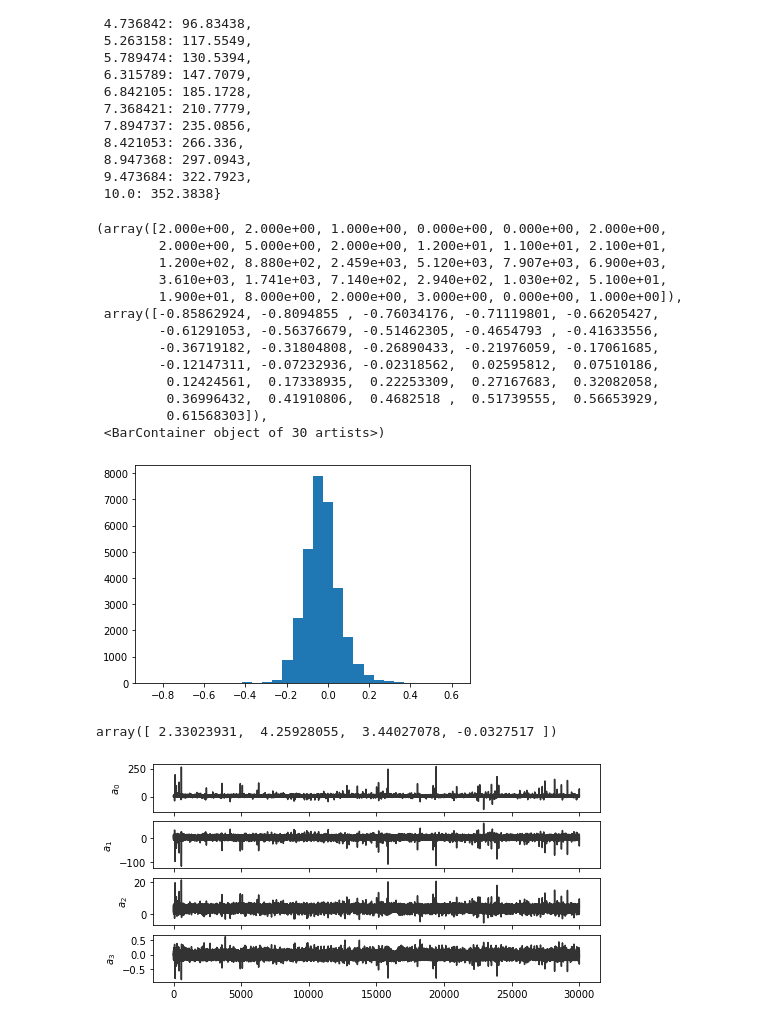
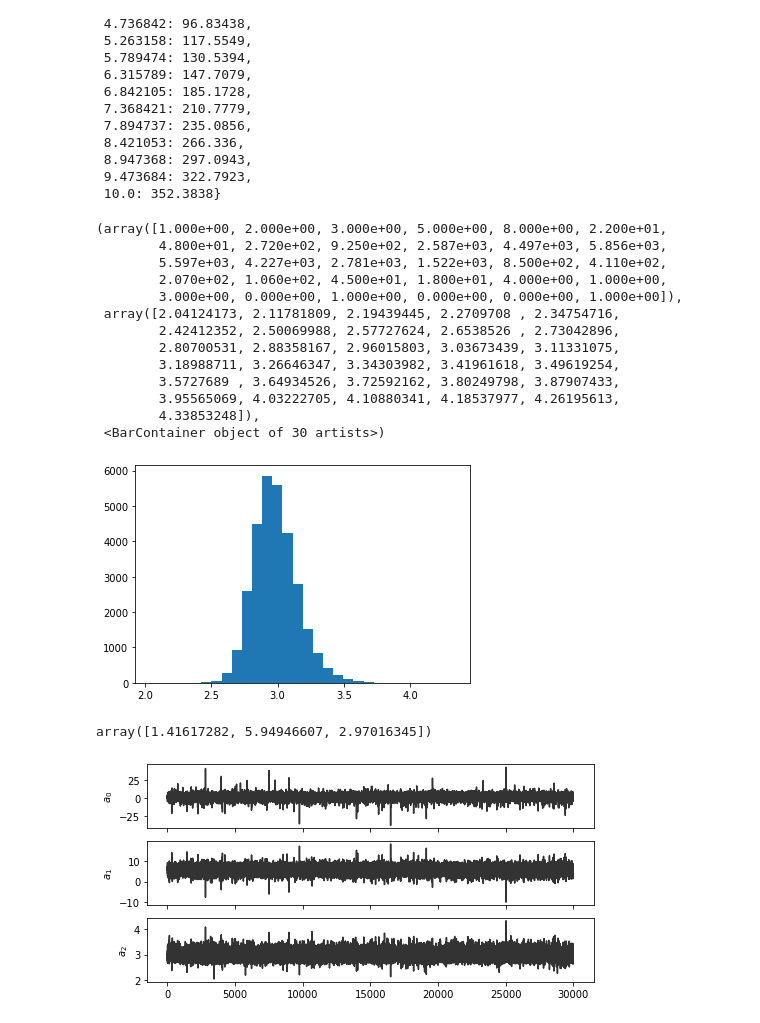
Before and after one commit to DanielBarrreto/Codigos_utiles, a Jupyter notebook: Week11/MinimosBootstrapping.ipynb, the cells around one changed output. Drawn from its saved outputs; the diff is of its cells as text; code cells hidden in the pictures.

```diff
--- a/Week11/MinimosBootstrapping.ipynb
+++ b/Week11/MinimosBootstrapping.ipynb
@@ -210,29 +208,29 @@ def GetBootstrapping(x,n=2,NTrials=int(3e4)):
 
     return Values
 # %%
-Mean_Dist = GetBootstrapping(x,n=3)
+Mean_Dist = GetBootstrapping(x,n=2)
 # %%
-plt.hist(Mean_Dist[:,3],bins=30)
+plt.hist(Mean_Dist[:,2],bins=30)
 # %% [output]
-(array([2.000e+00, 2.000e+00, 1.000e+00, 0.000e+00, 0.000e+00, 2.000e+00,
-        2.000e+00, 5.000e+00, 2.000e+00, 1.200e+01, 1.100e+01, 2.100e+01,
-        1.200e+02, 8.880e+02, 2.459e+03, 5.120e+03, 7.907e+03, 6.900e+03,
-        3.610e+03, 1.741e+03, 7.140e+02, 2.940e+02, 1.030e+02, 5.100e+01,
-        1.900e+01, 8.000e+00, 2.000e+00, 3.000e+00, 0.000e+00, 1.000e+00]),
- array([-0.85862924, -0.8094855 , -0.76034176, -0.71119801, -0.66205427,
-        -0.61291053, -0.56376679, -0.51462305, -0.4654793 , -0.41633556,
-        -0.36719182, -0.31804808, -0.26890433, -0.21976059, -0.17061685,
-        -0.12147311, -0.07232936, -0.02318562,  0.02595812,  0.07510186,
-         0.12424561,  0.17338935,  0.22253309,  0.27167683,  0.32082058,
-         0.36996432,  0.41910806,  0.4682518 ,  0.51739555,  0.56653929,
-         0.61568303]),
+(array([1.000e+00, 2.000e+00, 3.000e+00, 5.000e+00, 8.000e+00, 2.200e+01,
+        4.800e+01, 2.720e+02, 9.250e+02, 2.587e+03, 4.497e+03, 5.856e+03,
+        5.597e+03, 4.227e+03, 2.781e+03, 1.522e+03, 8.500e+02, 4.110e+02,
+        2.070e+02, 1.060e+02, 4.500e+01, 1.800e+01, 4.000e+00, 1.000e+00,
+        3.000e+00, 0.000e+00, 1.000e+00, 0.000e+00, 0.000e+00, 1.000e+00]),
+ array([2.04124173, 2.11781809, 2.19439445, 2.2709708 , 2.34754716,
+        2.42412352, 2.50069988, 2.57727624, 2.6538526 , 2.73042896,
+        2.80700531, 2.88358167, 2.96015803, 3.03673439, 3.11331075,
+        3.18988711, 3.26646347, 3.34303982, 3.41961618, 3.49619254,
+        3.5727689 , 3.64934526, 3.72592162, 3.80249798, 3.87907433,
+        3.95565069, 4.03222705, 4.10880341, 4.18537977, 4.26195613,
+        4.33853248]),
  <BarContainer object of 30 artists>)
-[figure, old version]
+[figure, new version]
 # %%
 params = np.percentile(Mean_Dist,50,axis=0)
 params
 # %% [output]
-array([ 2.33023931,  4.25928055,  3.44027078, -0.0327517 ])
+array([1.41617282, 5.94946607, 2.97016345])
 # %%
 fig, axes = plt.subplots( len(params), figsize=(8,4), sharex=True )
 labels=[r'$a_{0}$',r'$a_{1}$',r'$a_{2}$',r'$a_{3}$']
@@ -245,6 +243,6 @@ for i in range(len(params)):
 
 axes[-1].set_label('Step numer')
 # %% [output]
-[figure, old version]
+[figure, new version]
 # %%
 truths = params
```
Also changed, not shown: parts of 7 cells of this notebook.
